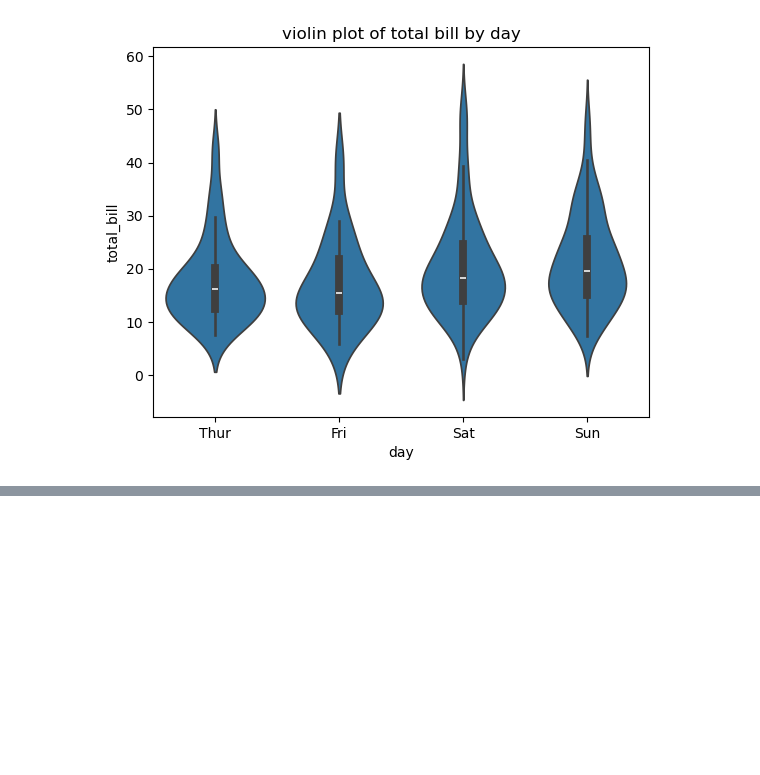
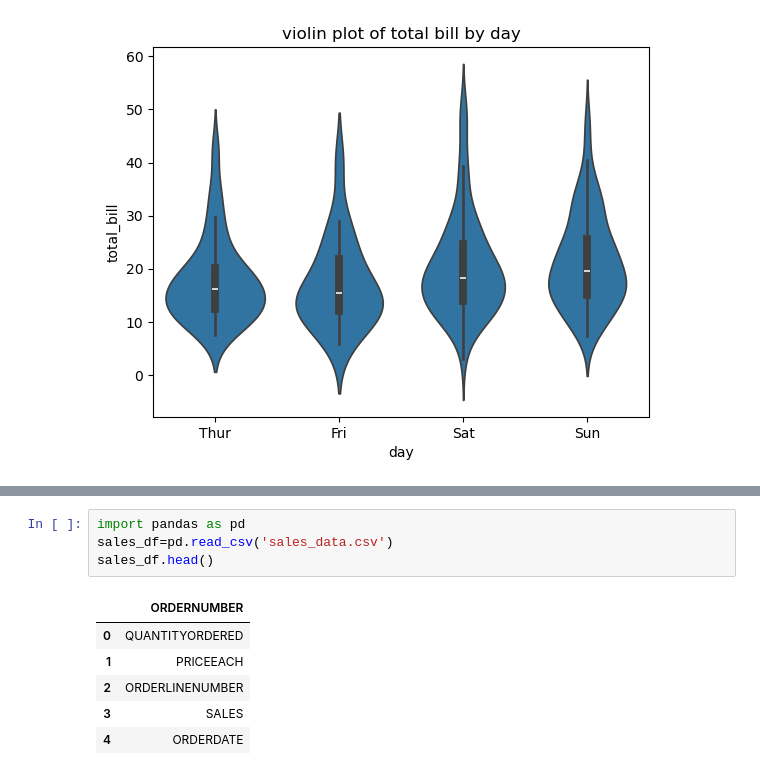
Before and after one commit to ajitesh68/machine-learning-practice-, a Jupyter notebook: 59_visualization_seaborn.ipynb, the cells around one changed output, grey strips where cells are left out. Cells and saved outputs as stored; diff of their text form; blank space fills up the shorter version.

```diff
--- a/59_visualization_seaborn.ipynb
+++ b/59_visualization_seaborn.ipynb
@@ -74,0 +104,11 @@ plt.show()
+# %%
+import pandas as pd
+sales_df=pd.read_csv('sales_data.csv')
+sales_df.head()
+# %% [output]
+|  | ORDERNUMBER |
+| 0 | QUANTITYORDERED |
+| 1 | PRICEEACH |
+| 2 | ORDERLINENUMBER |
+| 3 | SALES |
+| 4 | ORDERDATE |
```
Also changed, not shown: parts of 8 cells of this notebook, 1 other file.
